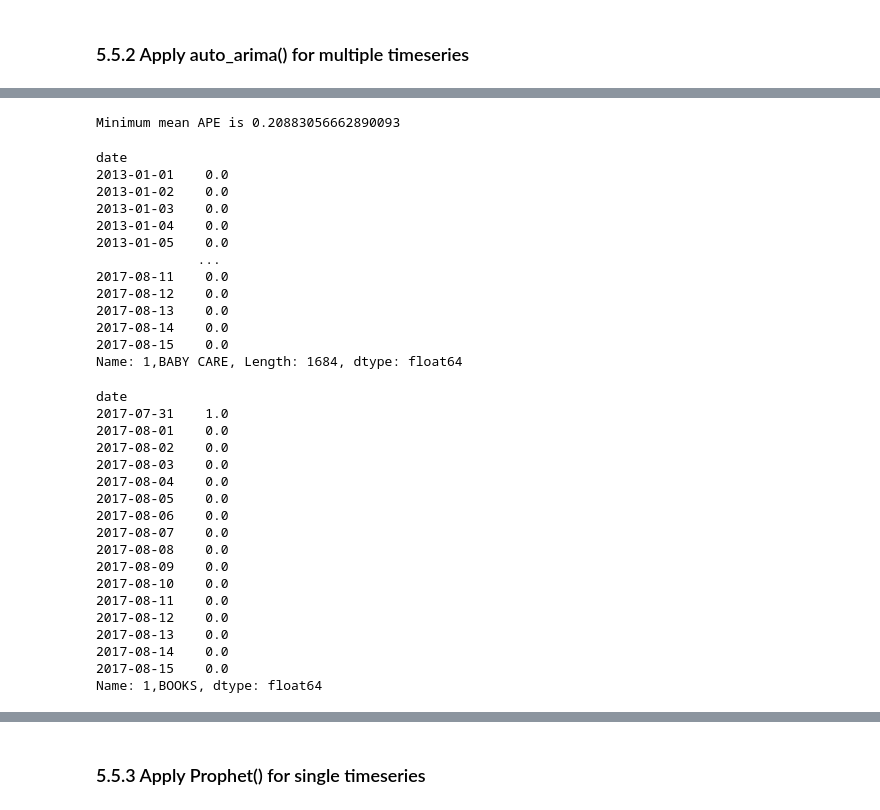
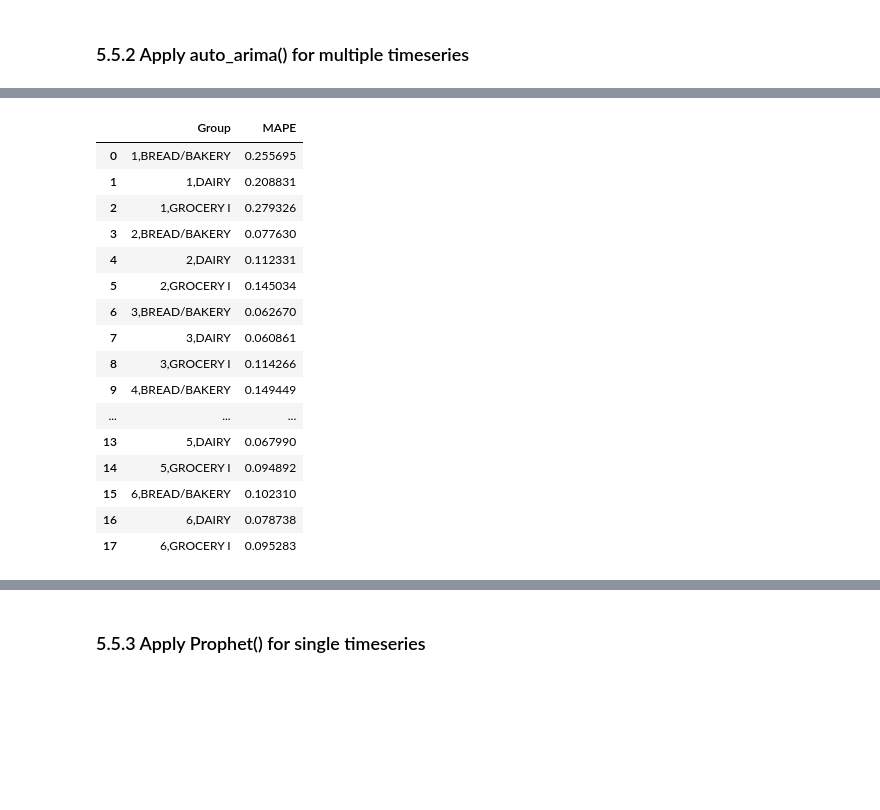
Before and after one commit to zxie9/Capstone-Project-Two, a Jupyter notebook: Notebooks/5. Modeling.ipynb, the cells around one changed output, grey strips where cells are left out. Drawn from its saved outputs; the diff is of its cells as text; code cells hidden in the pictures; blank space fills up the shorter version.

```diff
--- a/Notebooks/5. Modeling.ipynb
+++ b/Notebooks/5. Modeling.ipynb
@@ -170,20 +209,20 @@ plt.show()
 # %%
-N = 10
+N = len(df1.columns)
 mAPE = []
-for group in df.columns[0:N]:
-    y_train = df_train[group]
-    y_test = df_test[group]
+for group in df1.columns[0:N]:
+    y_train = df1_train[group]
+    y_test = df1_test[group]
 
     model = pm.auto_arima(y_train,
                       start_p=0, start_q=0, # minimum p and q
                       max_p=7, max_q=7,     # maximum p and q
-                      max_order=None,
+                      max_order=10,#None,
                       test='adf',           # use adftest to find optimal 'd'
                       seasonal=True,
                       m=7,                   # seasonality: weekly
                       d=None,               # let model determine 'd' (order of first-differencing)
                       D=None,               # let model determine 'D' (order of the seasonal differencing)
-                      trace=True,           # print status on the fits
+                      trace=False,           # print status on the fits
                       error_action='ignore',
                       suppress_warnings=True,
                       stepwise=True)
@@ -310,41 +251,23 @@ for m in zip(df.columns[0:N], mAPE):
-# %%
-print("Minimum mean APE is " + str(min(mAPE)))
-# %% [output]
-Minimum mean APE is 0.20883056662890093
-# %%
-df['1,BABY CARE']
-# %% [output]
-date
-2013-01-01    0.0
-2013-01-02    0.0
-2013-01-03    0.0
-2013-01-04    0.0
-2013-01-05    0.0
-             ...
-2017-08-11    0.0
-2017-08-12    0.0
-2017-08-13    0.0
-2017-08-14    0.0
-2017-08-15    0.0
-Name: 1,BABY CARE, Length: 1684, dtype: float64
-# %%
-df_test['1,BOOKS']
-# %% [output]
-date
-2017-07-31    1.0
-2017-08-01    0.0
-2017-08-02    0.0
-2017-08-03    0.0
-2017-08-04    0.0
-2017-08-05    0.0
-2017-08-06    0.0
-2017-08-07    0.0
-2017-08-08    0.0
-2017-08-09    0.0
-2017-08-10    0.0
-2017-08-11    0.0
-2017-08-12    0.0
-2017-08-13    0.0
-2017-08-14    0.0
-2017-08-15    0.0
-Name: 1,BOOKS, dtype: float64
+# %%
+df_mape = pd.DataFrame()
+df_mape['Group'] = df1.columns[0:18]
+df_mape['MAPE'] = mAPE
+df_mape
+# %% [output]
+|  | Group | MAPE |
+| 0 | 1,BREAD/BAKERY | 0.255695 |
+| 1 | 1,DAIRY | 0.208831 |
+| 2 | 1,GROCERY I | 0.279326 |
+| 3 | 2,BREAD/BAKERY | 0.077630 |
+| 4 | 2,DAIRY | 0.112331 |
+| 5 | 2,GROCERY I | 0.145034 |
+| 6 | 3,BREAD/BAKERY | 0.062670 |
+| 7 | 3,DAIRY | 0.060861 |
+| 8 | 3,GROCERY I | 0.114266 |
+| 9 | 4,BREAD/BAKERY | 0.149449 |
+| ... | ... | ... |
+| 13 | 5,DAIRY | 0.067990 |
+| 14 | 5,GROCERY I | 0.094892 |
+| 15 | 6,BREAD/BAKERY | 0.102310 |
+| 16 | 6,DAIRY | 0.078738 |
+| 17 | 6,GROCERY I | 0.095283 |
```
Also changed, not shown: parts of 11 cells of this notebook.
